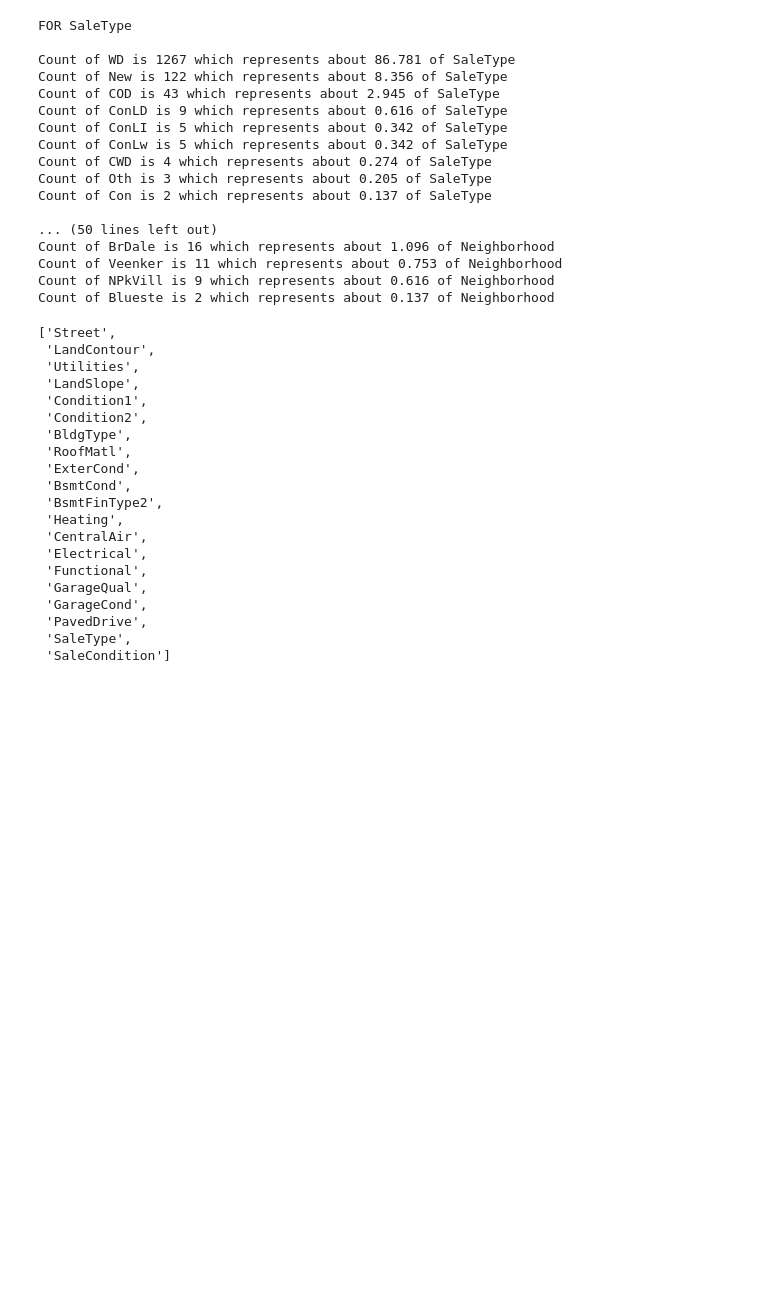
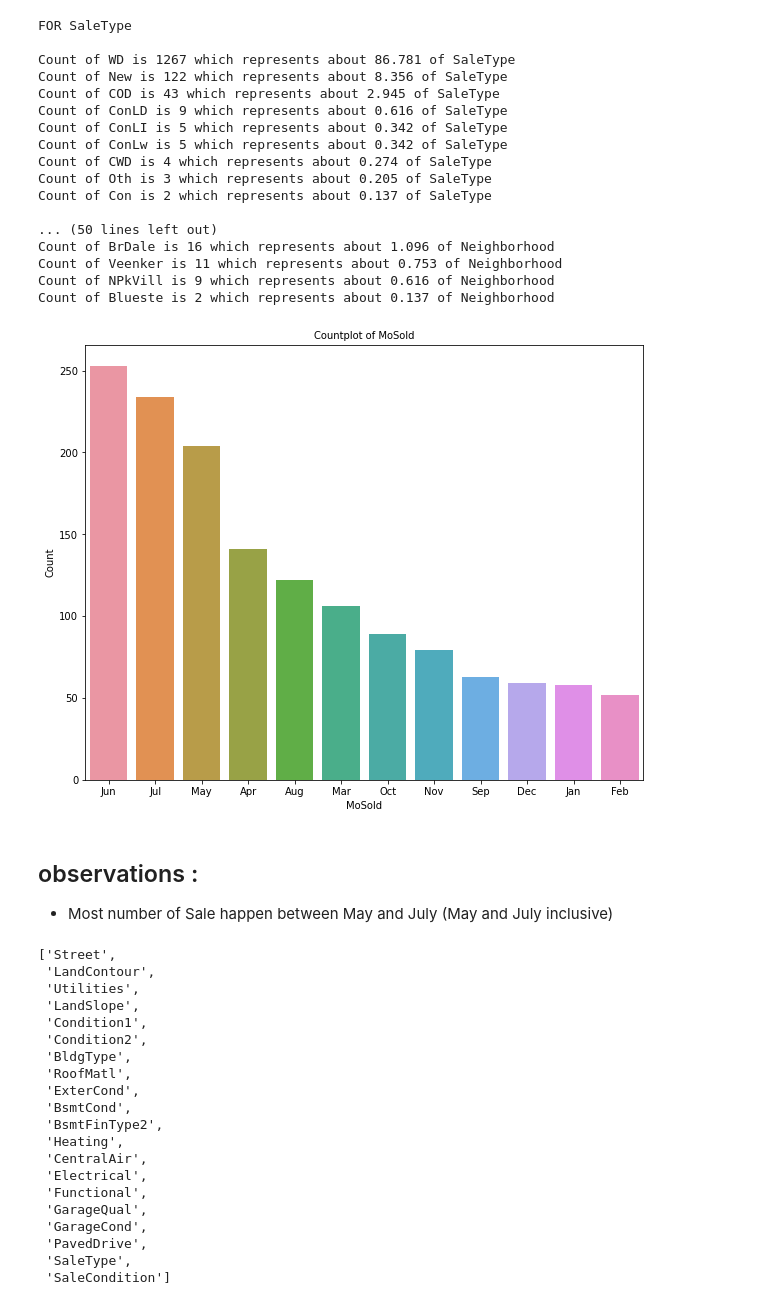
Before and after one commit to basil-16/SurpriseHousing, a Jupyter notebook: AdvancedRegressionAssignment.ipynb, the cells around one changed output. Drawn from its saved outputs; the diff is of its cells as text; code cells hidden in the pictures; blank space fills up the shorter version.

```diff
--- a/AdvancedRegressionAssignment.ipynb
+++ b/AdvancedRegressionAssignment.ipynb
@@ -765,6 +773,13 @@ Count of BrDale is 16 which represents about 1.096 of Neighborhood
 Count of Veenker is 11 which represents about 0.753 of Neighborhood
 Count of NPkVill is 9 which represents about 0.616 of Neighborhood
 Count of Blueste is 2 which represents about 0.137 of Neighborhood
+# %%
+univariate_bivariate(x = "MoSold", countplot=True)
+# %% [output]
+[figure, added]
+# %% [markdown]
+## observations :
+- Most number of Sale happen between May and July (May and July inclusive)
 # %%
 # Now based on our observations we will eliminate columns which rae highly skwed wwe will take our threshold to be
 # 0.80
```
Also changed, not shown: parts of 112 cells of this notebook, 1 other file.
